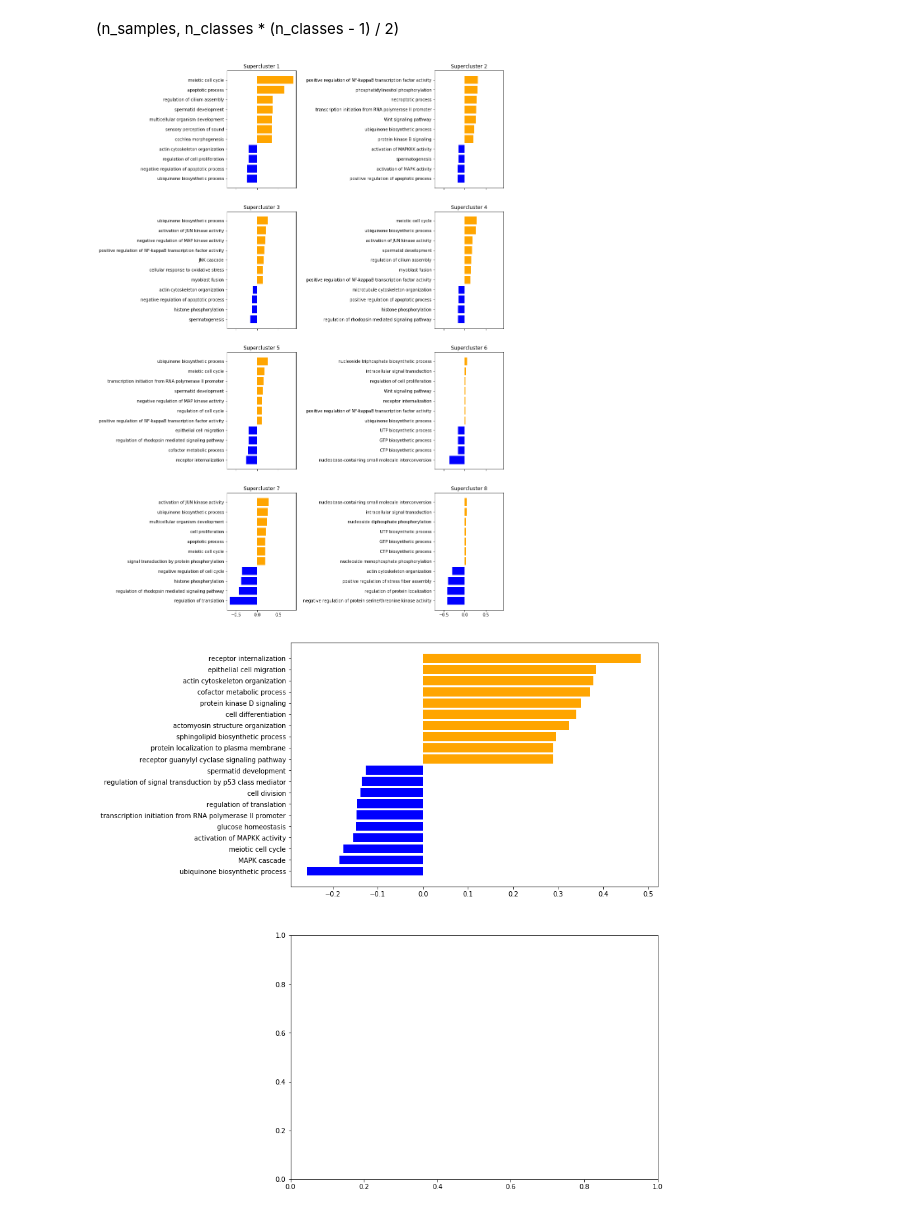
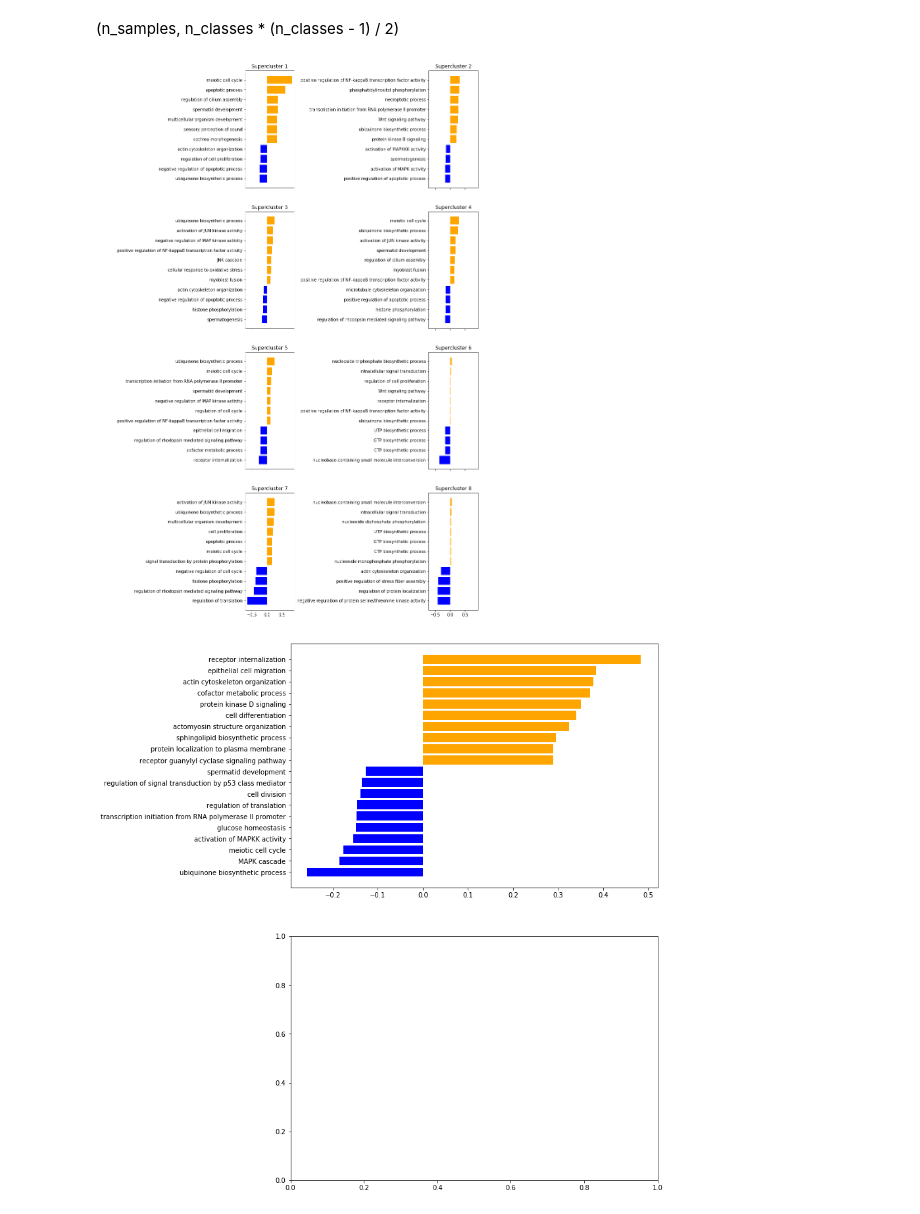
Before and after one commit to gomezlab/kinotypeClusteringAndRegression, a Jupyter notebook: src/go_learnability.ipynb, the cells around one changed output. Drawn from its saved outputs; the diff is of its cells as text; code cells hidden in the pictures.

```diff
--- a/src/go_learnability.ipynb
+++ b/src/go_learnability.ipynb
@@ -558,20 +558,23 @@ array([-0.94863083, -1.27219393, -1.59725388, -3.16038609,  0.14429427,
 (n_samples, n_classes * (n_classes - 1) / 2)
 # %%
 %matplotlib inline
-fig, axes = plt.subplots(ncols=2, nrows=4, figsize= (12,24), sharex=True)
-plt.subplots_adjust(wspace=2.)
+fig, axes = plt.subplots(ncols=3, nrows=4, figsize= (16,24), sharex=True, gridspec_kw={'width_ratios':[1,20,20]})
+plt.subplots_adjust(wspace=4.)
 #plt.tight_layout()
+
+for i in range(4):
+    axes[i][0].axis('off')
 
 for sup_ in super_sub_dict.keys():
     idx = sup_-1
-    f_importances(coef=np.mean(get_svm_coeffs_for_cluster(louv_super_characterizers[0], idx), axis=0), names=feat, ax=axes[idx // 2][idx % 2], top=7, bot=4)
-    axes[idx // 2][idx % 2].set_title('Supercluster '+str(sup_))
+    f_importances(coef=np.mean(get_svm_coeffs_for_cluster(louv_super_characterizers[0], idx), axis=0), names=feat, ax=axes[idx // 2][idx % 2+1], top=7, bot=4)
+    axes[idx // 2][idx % 2+1].set_title('Supercluster '+str(sup_))
 
 plt.savefig('super_char_orig.pdf')
 plt.show()
 #plt.show()
 # %% [output]
-[figure, old version]
+[figure, new version]
 # %%
 fig, axes = plt.subplots(ncols=1, nrows=2, figsize=(10,15))
 f_importances(coef=np.mean(get_svm_coeffs_for_cluster(louv_super_characterizers[0], 4), axis=0), names=feat, ax=axes[0], top=10, bot=10)
```
Also changed, not shown: 1 other file.
